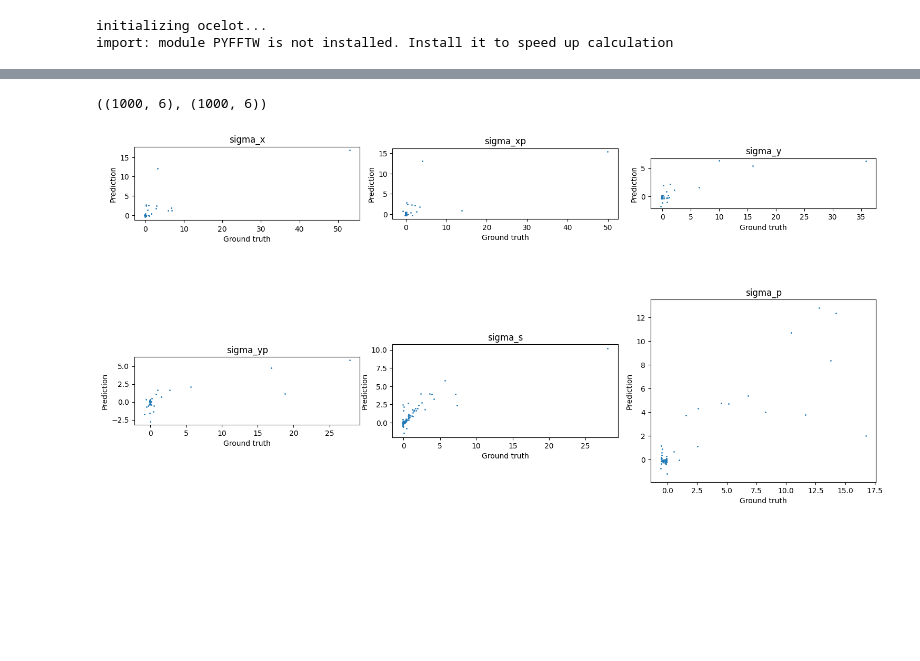
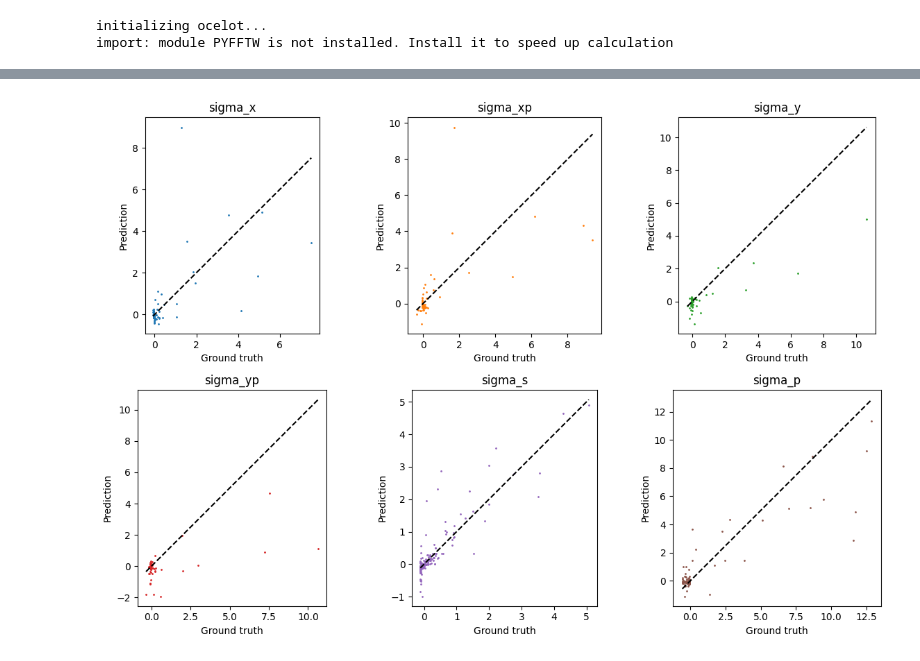
Before and after one commit to desy-ml/cheetah-demos, a Jupyter notebook: neural_network_space_charge_quad/validate_delta_model.ipynb, the cells around one changed output, grey strips where cells are left out. Saved outputs shown, nothing was run; the diff lists cells and outputs as text; code cells hidden in the pictures; blank space fills up the shorter version.

Commit message:
Further investigation into data and model

```diff
--- a/neural_network_space_charge_quad/validate_delta_model.ipynb
+++ b/neural_network_space_charge_quad/validate_delta_model.ipynb
@@ -57,53 +49,93 @@ predictions = model(incoming_batch, controls_batch).detach().numpy()
-# %%
-ground_truth.shape, predictions.shape
-# %% [output]
-((1000, 6), (1000, 6))
 # %%
-plt.figure(figsize=(15, 9))
+num_samples = 1_000
+
+ground_truth = np.array([dataset_train[i][1] for i in range(num_samples)])
+
+incoming_batch = torch.stack([dataset_train[i][0][0] for i in range(num_samples)])
+controls_batch = torch.stack([dataset_train[i][0][1] for i in range(num_samples)])
+predictions = model(incoming_batch, controls_batch).detach().numpy()
+
+plt.figure(figsize=(12, 8))
 
 plt.subplot(2, 3, 1)
-plt.scatter(ground_truth[:, 0], predictions[:, 0], s=1)
+plt.scatter(ground_truth[:, 0], predictions[:, 0], s=1, c="tab:blue")
+plt.plot(
+    [ground_truth[:, 0].min(), ground_truth[:, 0].max()],
+    [ground_truth[:, 0].min(), ground_truth[:, 0].max()],
+    c="k",
+    ls="--",
+)
 plt.xlabel("Ground truth")
 plt.ylabel("Prediction")
 plt.title("sigma_x")
 plt.gca().set_aspect("equal", adjustable="box")
 
 plt.subplot(2, 3, 2)
-plt.scatter(ground_truth[:, 1], predictions[:, 1], s=1)
+plt.scatter(ground_truth[:, 1], predictions[:, 1], s=1, c="tab:orange")
+plt.plot(
+    [ground_truth[:, 1].min(), ground_truth[:, 1].max()],
+    [ground_truth[:, 1].min(), ground_truth[:, 1].max()],
+    c="k",
+    ls="--",
+)
 plt.xlabel("Ground truth")
 plt.ylabel("Prediction")
 plt.title("sigma_xp")
 plt.gca().set_aspect("equal", adjustable="box")
 
 plt.subplot(2, 3, 3)
-plt.scatter(ground_truth[:, 2], predictions[:, 2], s=1)
+plt.scatter(ground_truth[:, 2], predictions[:, 2], s=1, c="tab:green")
+plt.plot(
+    [ground_truth[:, 2].min(), ground_truth[:, 2].max()],
+    [ground_truth[:, 2].min(), ground_truth[:, 2].max()],
+    c="k",
+    ls="--",
+)
 plt.xlabel("Ground truth")
 plt.ylabel("Prediction")
 plt.title("sigma_y")
 plt.gca().set_aspect("equal", adjustable="box")
 
 plt.subplot(2, 3, 4)
-plt.scatter(ground_truth[:, 3], predictions[:, 3], s=1)
+plt.scatter(ground_truth[:, 3], predictions[:, 3], s=1, c="tab:red")
+plt.plot(
+    [ground_truth[:, 3].min(), ground_truth[:, 3].max()],
+    [ground_truth[:, 3].min(), ground_truth[:, 3].max()],
+    c="k",
+    ls="--",
+)
 plt.xlabel("Ground truth")
 plt.ylabel("Prediction")
 plt.title("sigma_yp")
 plt.gca().set_aspect("equal", adjustable="box")
 
 plt.subplot(2, 3, 5)
-plt.scatter(ground_truth[:, 4], predictions[:, 4], s=1)
+plt.scatter(ground_truth[:, 4], predictions[:, 4], s=1, c="tab:purple")
+plt.plot(
+    [ground_truth[:, 4].min(), ground_truth[:, 4].max()],
+    [ground_truth[:, 4].min(), ground_truth[:, 4].max()],
+    c="k",
+    ls="--",
+)
 plt.xlabel("Ground truth")
 plt.ylabel("Prediction")
 plt.title("sigma_s")
 plt.gca().set_aspect("equal", adjustable="box")
 
 plt.subplot(2, 3, 6)
-plt.scatter(ground_truth[:, 5], predictions[:, 5], s=1)
+plt.scatter(ground_truth[:, 5], predictions[:, 5], s=1, c="tab:brown")
+plt.plot(
+    [ground_truth[:, 5].min(), ground_truth[:, 5].max()],
+    [ground_truth[:, 5].min(), ground_truth[:, 5].max()],
+    c="k",
+    ls="--",
+)
 plt.xlabel("Ground truth")
 plt.ylabel("Prediction")
 plt.title("sigma_p")
 plt.gca().set_aspect("equal", adjustable="box")
 
 plt.tight_layout()
 plt.show()
 # %% [output]
-[figure, old version]
+[figure, new version]
```
Also changed, not shown: parts of 2 cells of this notebook, 1 other file.
